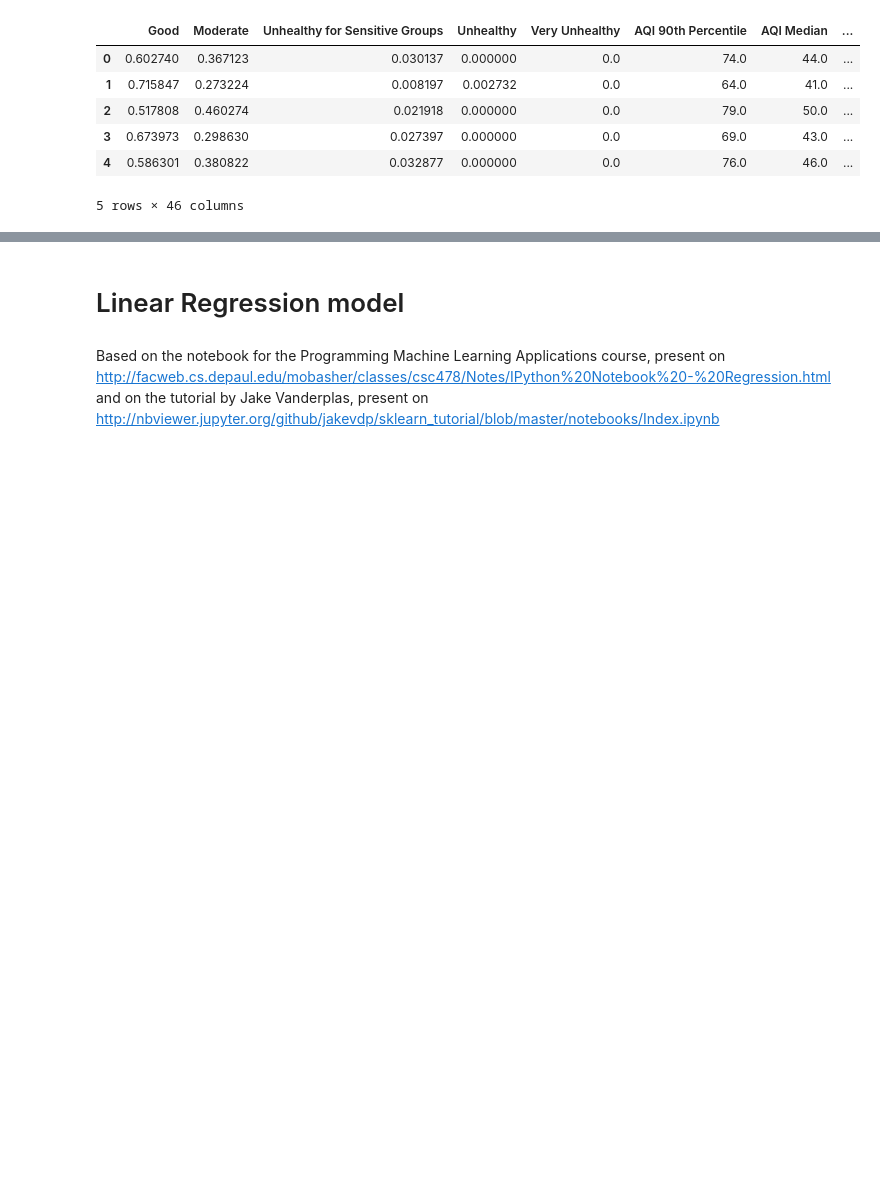
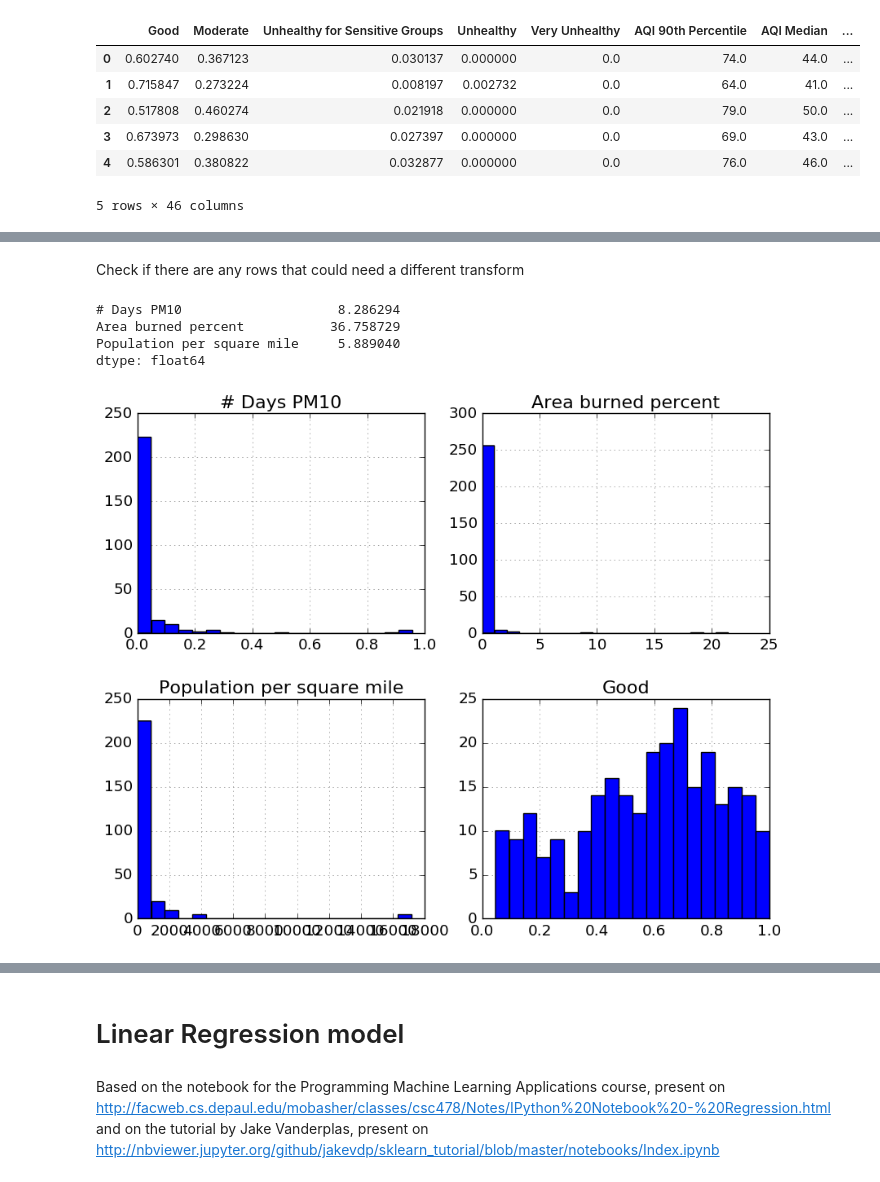
Before and after one commit to joao-r-santos/Asthma, a Jupyter notebook: Data/Exploratory ML.ipynb, the cells around one changed output, grey strips where cells are left out. Drawn from its saved outputs; the diff is of its cells as text; code cells hidden in the pictures; blank space fills up the shorter version.

```diff
--- a/Data/Exploratory ML.ipynb
+++ b/Data/Exploratory ML.ipynb
@@ -61,0 +81,35 @@ feats_df.head()
+# %% [markdown]
+Check if there are any rows that could need a different transform
+# %%
+indsTMP= scale_feats_df.std() > 5.
+
+print scale_feats_df.loc[:,indsTMP].std()
+# %% [output]
+# Days PM10                    8.286294
+Area burned percent           36.758729
+Population per square mile     5.889040
+dtype: float64
+# %%
+indsCHECK= np.where(indsTMP)[0]
+# %%
+fig= plt.figure(figsize=(10,8))
+
+ax1=plt.subplot(221)
+ax1.hist(feats_df.iloc[:,indsCHECK[0]],bins=20)
+ax1.set_title(feats_df.columns[indsCHECK[0]],fontdict={'fontsize':'medium'})
+
+ax2=plt.subplot(222)
+ax2.hist(feats_df.iloc[:,indsCHECK[1]],bins=20)
+ax2.set_title(feats_df.columns[indsCHECK[1]],fontdict={'fontsize':'medium'})
+
+ax3=plt.subplot(223)
+ax3.hist(feats_df.iloc[:,indsCHECK[2]],bins=20)
+ax3.set_title(feats_df.columns[indsCHECK[2]],fontdict={'fontsize':'medium'})
+
+ax4=plt.subplot(224)
+ax4.hist(feats_df.iloc[:,0],bins=20)
+ax4.set_title(feats_df.columns[0],fontdict={'fontsize':'medium'})
+
+plt.subplots_adjust(hspace=0.3)
+# %% [output]
+[figure, added]
```
Also changed, not shown: parts of 45 cells of this notebook.
